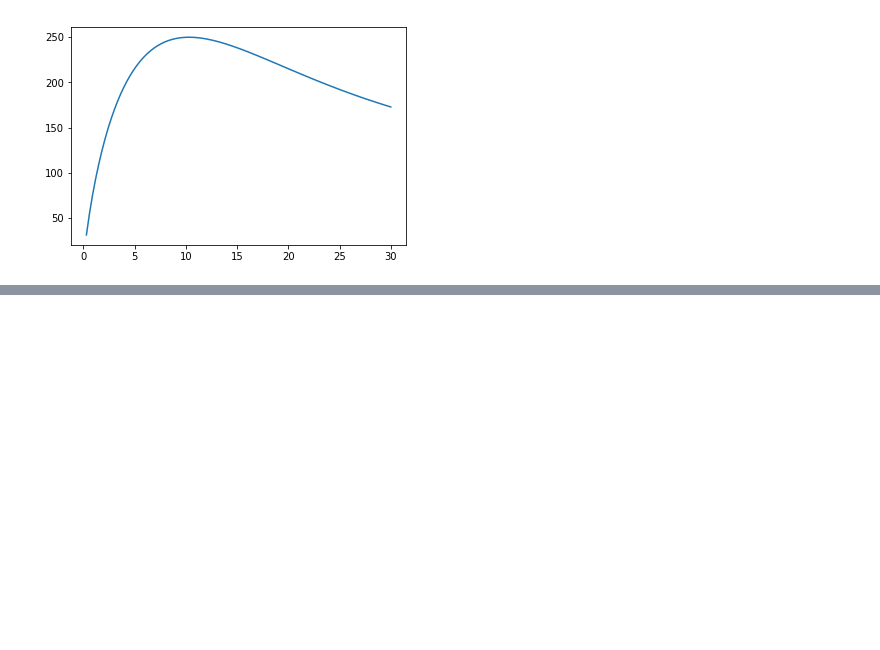
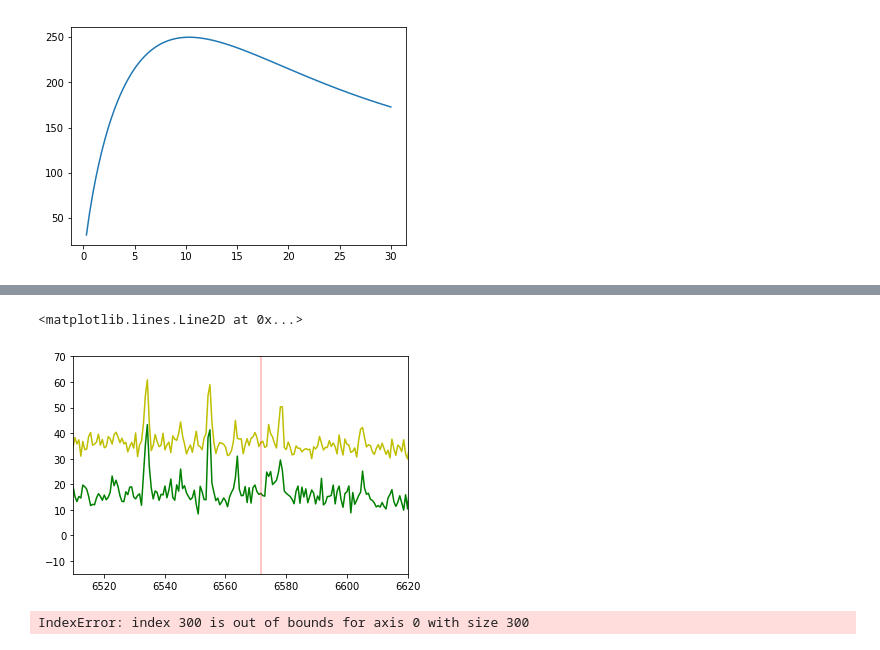
Before and after one commit to rqguan/Class-Code, a Jupyter notebook: Shane_Redu&Cali.ipynb, the cells around one changed output, grey strips where cells are left out. Saved outputs shown, nothing was run; the diff lists cells and outputs as text; code cells hidden in the pictures; blank space fills up the shorter version.

```diff
--- a/Shane_Redu&Cali.ipynb
+++ b/Shane_Redu&Cali.ipynb
@@ -382,0 +442,50 @@ plt.plot(np.linspace(0,30,100),model_v)
+# %%
+UGC_spec2D = UGC_array
+UGC_spec1D = np.mean(spec2D,axis=0)
+#spec_a = np.mean(spec2D[130:150],axis=0)
+#spec_b = np.mean(spec2D[150:170],axis=0)
+
+UGC_spec_a = UGC_spec2D[30]
+UGC_spec_b = UGC_spec2D[150]
+
+
+
+gauss_kernel = Gaussian1DKernel(3)
+UGC_spec1D_sm = convolve(UGC_spec1D, gauss_kernel)
+
+
+
+pixel = np.linspace(1,len(UGC_spec1D),len(UGC_spec1D))
+cali = slope*pixel+inter
+
+plt.plot(cali,UGC_spec_a+10,c='y')
+plt.plot(cali,UGC_spec_b-10,c='g')
+plt.xlim(6510,6620)
+plt.ylim(-15,70)
+
+z = 0.00136
+z_x = 6562.8*(z+1)
+plt.axvline(z_x,c='r',alpha=0.3)
+# %% [output]
+<matplotlib.lines.Line2D at 0x...>
+[figure, added]
+# %%
+# image after reduce
+
+xrows = np.arange(UGC_spec2D.shape[0])
+bkg = np.zeros_like(UGC_spec2D)
+x = np.arange(20,60)+np.arange(220,260)
+for col in np.arange(UGC_spec2D.shape[1]):
+    pfit = np.polyfit(x, UGC_spec2D[x, col], 2)
+    bkg[:, col] = np.polyval(pfit,xrows)
+
+plt.clf()
+plt.imshow(bkg, origin='lower', vmin=np.percentile(bkg,5), vmax=np.percentile(bkg,95))
+plt.colorbar()
+
+reduced = UGC_spec2D - bkg
+a = reduced
+
+plt.imshow(reduced, vmin= np.percentile(a, 5), vmax =np.percentile(a, 95), origin='lower')
+# %% [output]
+IndexError: index 300 is out of bounds for axis 0 with size 300
```
Also changed, not shown: parts of 8 cells of this notebook.
